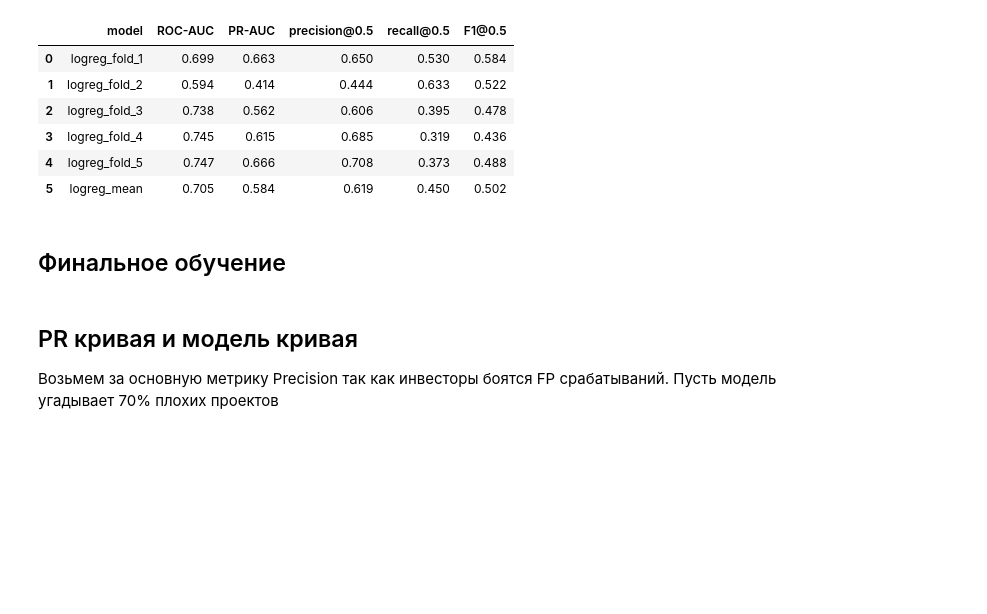
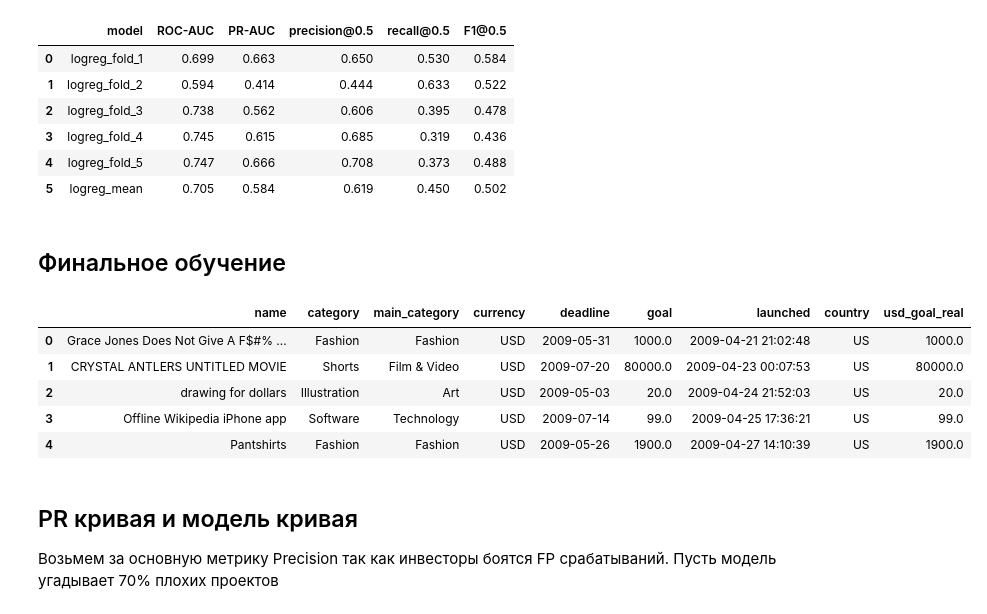
Before and after one commit to Teodorus730/ml_service, a Jupyter notebook: notebooks/kickstarter-projects.ipynb, the cells around one changed output. Drawn from its saved outputs; the diff is of its cells as text; code cells hidden in the pictures; blank space fills up the shorter version.

```diff
--- a/notebooks/kickstarter-projects.ipynb
+++ b/notebooks/kickstarter-projects.ipynb
@@ -15,7 +15,7 @@ import pandas as pd
 
 SEED = 42
 # %%
-df = pd.read_csv("data/ks-projects-201801.csv")
+df = pd.read_csv("../data/ks-projects-201801.csv")
 df.info()
 # %% [output]
 <class 'pandas.core.frame.DataFrame'>
@@ -322,6 +322,15 @@ final_model = Pipeline([
     ("preprocess", preprocess),
     ("model", LogisticRegression(max_iter=1000, C=1.0, random_state=42))
 ]).fit(X, y)
+# %%
+X.head()
+# %% [output]
+|  | name | category | main_category | currency | deadline | goal | launched | country | usd_goal_real |
+| 0 | Grace Jones Does Not Give A F$#% ... | Fashion | Fashion | USD | 2009-05-31 | 1000.0 | 2009-04-21 21:02:48 | US | 1000.0 |
+| 1 | CRYSTAL ANTLERS UNTITLED MOVIE | Shorts | Film & Video | USD | 2009-07-20 | 80000.0 | 2009-04-23 00:07:53 | US | 80000.0 |
+| 2 | drawing for dollars | Illustration | Art | USD | 2009-05-03 | 20.0 | 2009-04-24 21:52:03 | US | 20.0 |
+| 3 | Offline Wikipedia iPhone app | Software | Technology | USD | 2009-07-14 | 99.0 | 2009-04-25 17:36:21 | US | 99.0 |
+| 4 | Pantshirts | Fashion | Fashion | USD | 2009-05-26 | 1900.0 | 2009-04-27 14:10:39 | US | 1900.0 |
 # %% [markdown]
 ## PR кривая и модель кривая
 
```
Also changed, not shown: parts of 3 cells of this notebook, 5 other files.
